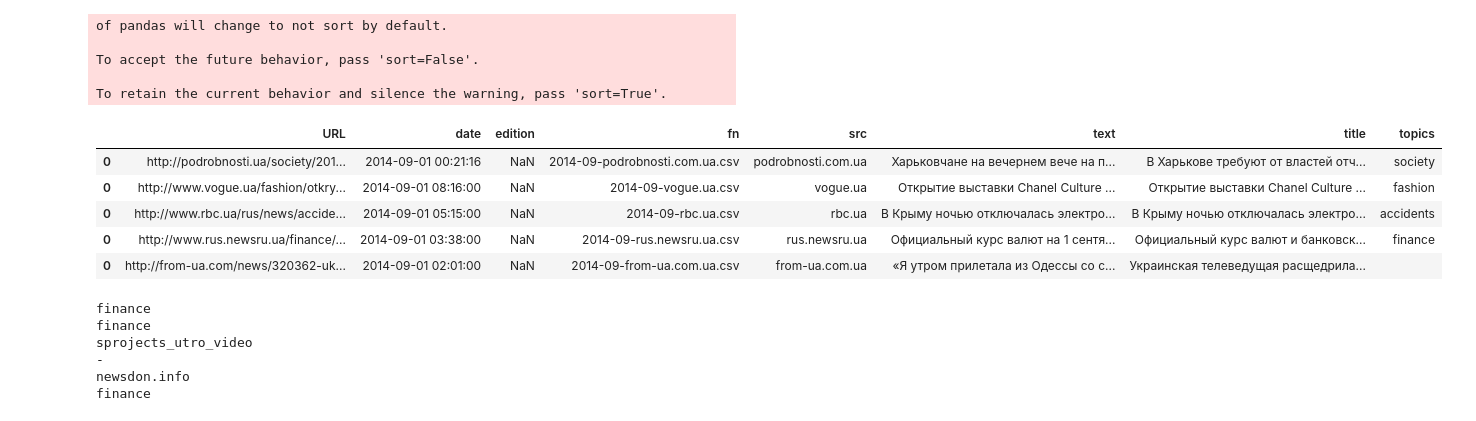
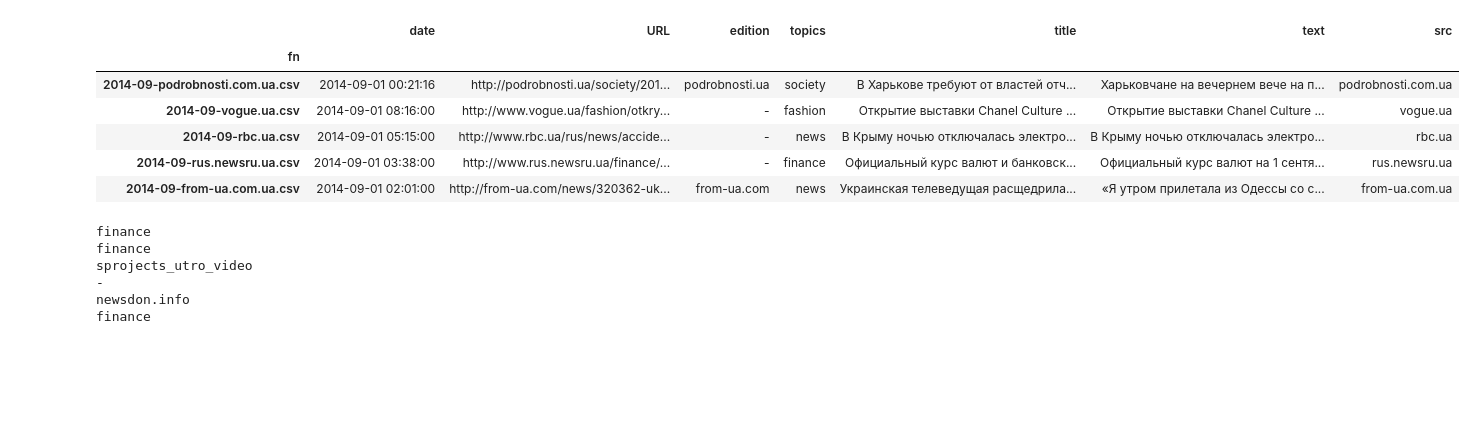
Before and after one commit to vetedde/proj_news_viz, a Jupyter notebook: scrapping/add_topics.ipynb, the cells around one changed output. Drawn from its saved outputs; the diff is of its cells as text; code cells hidden in the pictures; blank space fills up the shorter version.

```diff
--- a/scrapping/add_topics.ipynb
+++ b/scrapping/add_topics.ipynb
@@ -3,54 +3,45 @@ import pandas, tqdm, pathlib
+# %%
+ROOT = pathlib.Path('../data/news/')
 # %%
-def list_files(files='**/*.csv'):
-    root = pathlib.Path('../data/news/')
-    for f in root.glob(files):
-        # source_name
-        source_name = f.name.split('-', 2)[2].rsplit('.csv', 1)[0]
-        yield source_name, f.name, f
+def parse_name(fn):
+    source_name = fn.name.split('-', 2)[2].rsplit('.csv', 1)[0]
+    return source_name, fn.name
 
 def load_file_v1(fpath):
     df = pandas.read_csv(fpath, parse_dates=[0, 1])
     if df.date.dtype == object: # old format, dates are not in their place
-        # print("Fixing:", fn)
+        print("Fixing:", fpath)
         df.columns = 'URL date topics title text'.split()
         df = df['date URL topics title text'.split()]
-    # else:
-    #    print("OK:", fn, df.date.dtype)
     df.fillna('', inplace=True)
-    #df.text.apply(lambda x: print(x) if type(x)is float else '')
-    df.title.apply(lambda x: x.replace('&nbsp;', ' '))
-    df.text.apply(lambda x: x.replace('\\n', '\n'))
+    df['title'] = df.title.apply(lambda x: x.replace('&nbsp;', ' '))
+    df['text'] = df.text.apply(lambda x: x.replace('\\n', '\n'))
     return df
 
-def save_file_v2(fpath):
-    df.to_csv()
-
-def merge_files(ym):
-    files = []
-    for src, fn, fpath in tqdm.tqdm_notebook(list(list_files(ym))):
+def merge_files(files):
+    dflist = []
+    for fpath in tqdm.tqdm_notebook(files):
+        src, fn = parse_name(fpath)
         df = load_file_v1(fpath)
         df['src'] = src
         df['fn'] = fn
-        files.append(df)
-    if not files:
+        df.set_index('fn', inplace=True)
+        dflist.append(df)
+    if not dflist:
         raise Exception("No files found")
-    return pandas.concat(files)
+    return pandas.concat(dflist)
 
-df = merge_files('**/2014-09-*.ua.csv')
+df = merge_files((ROOT / 'yuri').glob('**/2014-09-*.ua.csv'))
 df.groupby(['fn']).head(1)
 # %% [output]
 [interactive output not drawn]
-of pandas will change to not sort by default.
-
-To accept the future behavior, pass 'sort=False'.
-
-To retain the current behavior and silence the warning, pass 'sort=True'.
-|  | URL | date | edition | fn | src | text | title | topics |
-| 0 | http://podrobnosti.ua/society/201... | 2014-09-01 00:21:16 | NaN | 2014-09-podrobnosti.com.ua.csv | podrobnosti.com.ua | Харьковчане на вечернем вече на п... | В Харькове требуют от властей отч... | society |
-| 0 | http://www.vogue.ua/fashion/otkry... | 2014-09-01 08:16:00 | NaN | 2014-09-vogue.ua.csv | vogue.ua | Открытие выставки Chanel Culture ... | Открытие выставки Chanel Culture ... | fashion |
-| 0 | http://www.rbc.ua/rus/news/accide... | 2014-09-01 05:15:00 | NaN | 2014-09-rbc.ua.csv | rbc.ua | В Крыму ночью отключалась электро... | В Крыму ночью отключалась электро... | accidents |
-| 0 | http://www.rus.newsru.ua/finance/... | 2014-09-01 03:38:00 | NaN | 2014-09-rus.newsru.ua.csv | rus.newsru.ua | Официальный курс валют на 1 сентя... | Официальный курс валют и банковск... | finance |
-| 0 | http://from-ua.com/news/320362-uk... | 2014-09-01 02:01:00 | NaN | 2014-09-from-ua.com.ua.csv | from-ua.com.ua | «Я утром прилетала из Одессы со с... | Украинская телеведущая расщедрила... |  |
+|  | date | URL | edition | topics | title | text | src |
+| fn |  |  |  |  |  |  |  |
+| 2014-09-podrobnosti.com.ua.csv | 2014-09-01 00:21:16 | http://podrobnosti.ua/society/201... | podrobnosti.ua | society | В Харькове требуют от властей отч... | Харьковчане на вечернем вече на п... | podrobnosti.com.ua |
+| 2014-09-vogue.ua.csv | 2014-09-01 08:16:00 | http://www.vogue.ua/fashion/otkry... | - | fashion | Открытие выставки Chanel Culture ... | Открытие выставки Chanel Culture ... | vogue.ua |
+| 2014-09-rbc.ua.csv | 2014-09-01 05:15:00 | http://www.rbc.ua/rus/news/accide... | - | news | В Крыму ночью отключалась электро... | В Крыму ночью отключалась электро... | rbc.ua |
+| 2014-09-rus.newsru.ua.csv | 2014-09-01 03:38:00 | http://www.rus.newsru.ua/finance/... | - | finance | Официальный курс валют и банковск... | Официальный курс валют на 1 сентя... | rus.newsru.ua |
+| 2014-09-from-ua.com.ua.csv | 2014-09-01 02:01:00 | http://from-ua.com/news/320362-uk... | from-ua.com | news | Украинская телеведущая расщедрила... | «Я утром прилетала из Одессы со с... | from-ua.com.ua |
 # %%
 import re, urllib.parse
 
```
Also changed, not shown: parts of 2 cells of this notebook, 13 other files.
